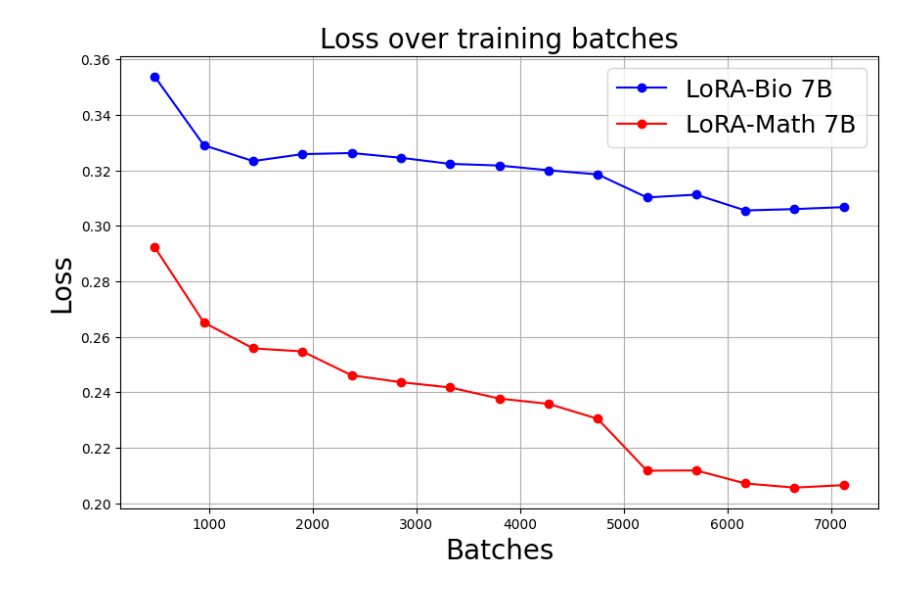
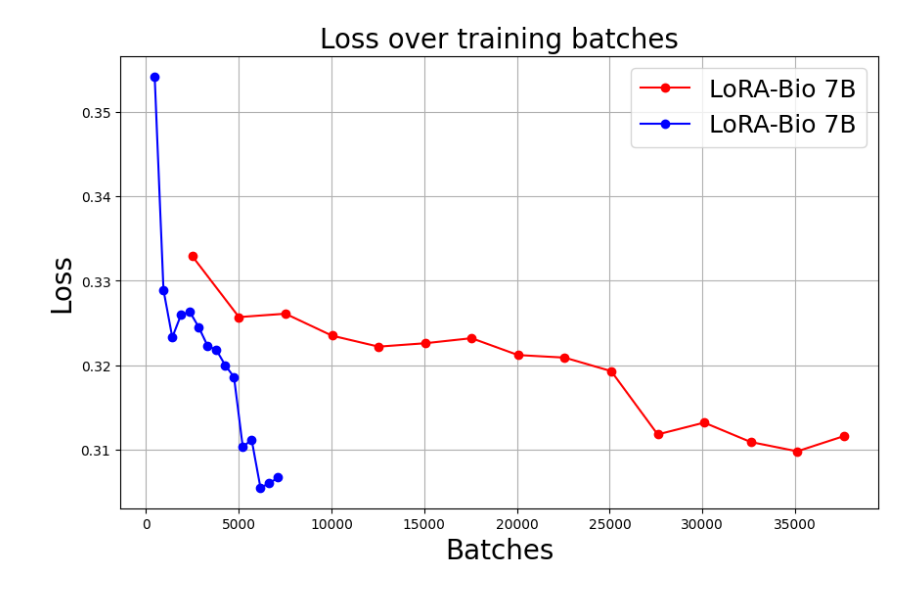
Before and after one commit to luca2618/DL-project-2024, a Jupyter notebook: plots.ipynb, the cells around one changed output. Drawn from its saved outputs; the diff is of its cells as text; code cells hidden in the pictures.

```diff
--- a/plots.ipynb
+++ b/plots.ipynb
@@ -45,9 +45,11 @@ def plot_loss_over_steps(filename, model_name="test", color="b"):
         print(f"An error occurred: {e}")
 # %%
 plt.figure(figsize=(10, 6))
-plot_loss_over_steps("Mistral-7B-Instruct-v0.1_Bio_log_history.json", "LoRA-Bio 7B")
-plot_loss_over_steps("Mistral-7B-Instruct-v0.1_Math_log_history.json", "LoRA-Math 7B", "r")
+cp = "./checkpoint_backup/run2/"
+plot_loss_over_steps(cp+"Mistral-7B-Instruct-v0.1_Bio_log_history.json", "LoRA-Bio 7B", "r")
+plot_loss_over_steps("./checkpoint_backup/run1/"+"Mistral-7B-Instruct-v0.1_Bio_log_history.json", "LoRA-Bio 7B")
+#plot_loss_over_steps("Mistral-7B-Instruct-v0.1_Math_log_history.json", "LoRA-Math 7B", "r")
 
 plt.show()
 # %% [output]
-[figure, old version]
+[figure, new version]
```
Also changed, not shown: 5 other files.
